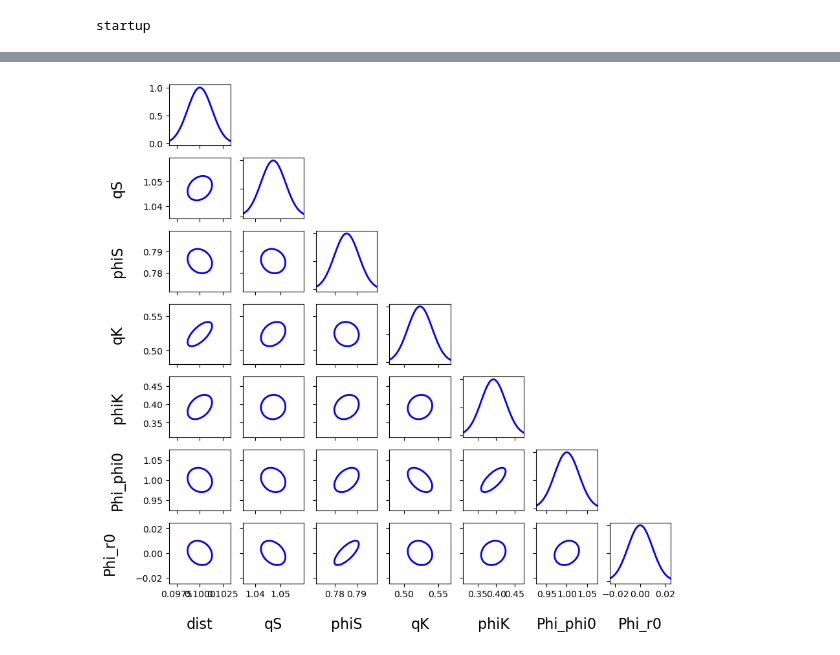
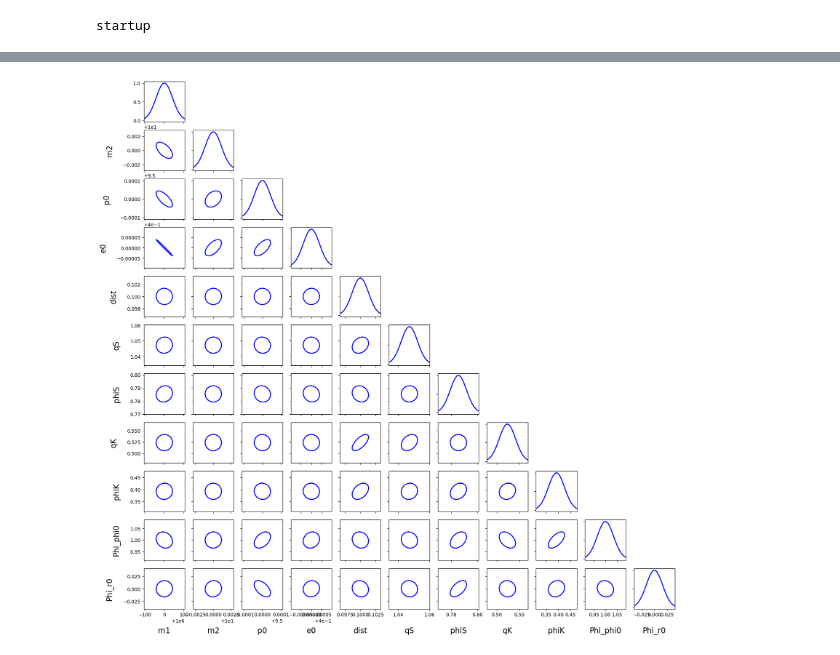
Before and after one commit to perturber/StableEMRIFisher, a Jupyter notebook: sef_newderivs_response-fullFM.ipynb, the cells around one changed output, grey strips where cells are left out. Saved outputs shown, nothing was run; the diff lists cells and outputs as text; code cells hidden in the pictures.

```diff
--- a/sef_newderivs_response-fullFM.ipynb
+++ b/sef_newderivs_response-fullFM.ipynb
@@ -105,7 +105,7 @@ Phi_theta0 = 0.0
 Phi_r0 = 0.0
 
 pars_list = [m1, m2, a, p0, e0, xI0, dist, qS, phiS, qK, phiK, Phi_phi0, Phi_theta0, Phi_r0]
-param_names = ['dist','qS','phiS','qK','phiK','Phi_phi0','Phi_r0']
+param_names = ['m1','m2','p0','e0','dist','qS','phiS','qK','phiK','Phi_phi0','Phi_r0']
 
 der_order = 4
 Ndelta = 8
@@ -128,7 +128,7 @@ Fisher = sef(*pars_list, param_names = param_names,
              Ndelta = Ndelta,
              stability_plot = stability_plot,
              delta_range = delta_range,
-            live_dangerously = True)
+            live_dangerously = False)
 # %% [output]
 Body is not plunging, Fisher should be stable.
 wave ndim: 2
@@ -150,21 +168,21 @@ Time taken to compute FM is 2.4649479389190674 seconds
 # %%
 from stableemrifisher.plot import CovEllipsePlot
 
 pars_list = [m1, m2, a, p0, e0, xI0, dist, qS, phiS, qK, phiK, Phi_phi0, Phi_theta0, Phi_r0]
 pars_name = ['m1','m2','a','p0','e0','xI0','dist','qS','phiS','qK','phiK','Phi_phi0','Phi_theta0','Phi_r0']
 
 wave_params = {}
 for i in range(len(pars_list)):
     wave_params[pars_name[i]] = pars_list[i]
 
 param_names = param_names
 
 covariance = np.linalg.inv(Fisher)
 
 ellipse_kwargs = dict(facecolor='None', edgecolor='b', lw=2)
 line_kwargs = dict(lw=2, color='b')
 
-fig, axs = plt.subplots(len(covariance),len(covariance), figsize=(10,10))
+fig, axs = plt.subplots(len(covariance),len(covariance), figsize=(20,20))
 fig, axs = CovEllipsePlot(covariance, wave_params=wave_params, param_names=param_names, fig=fig, axs=axs, ellipse_kwargs=ellipse_kwargs, line_kwargs=line_kwargs)
 # %% [output]
-[figure, old version]
+[figure, new version]
```
Also changed, not shown: parts of 7 cells of this notebook.
